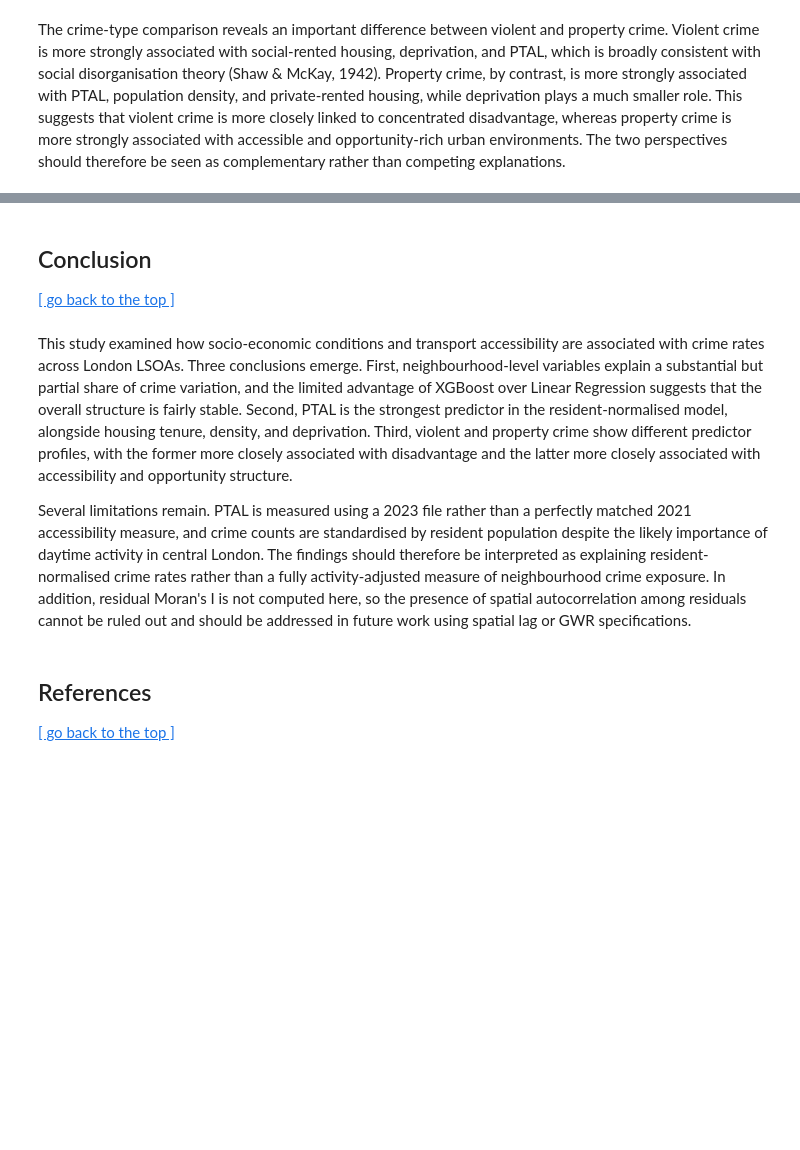
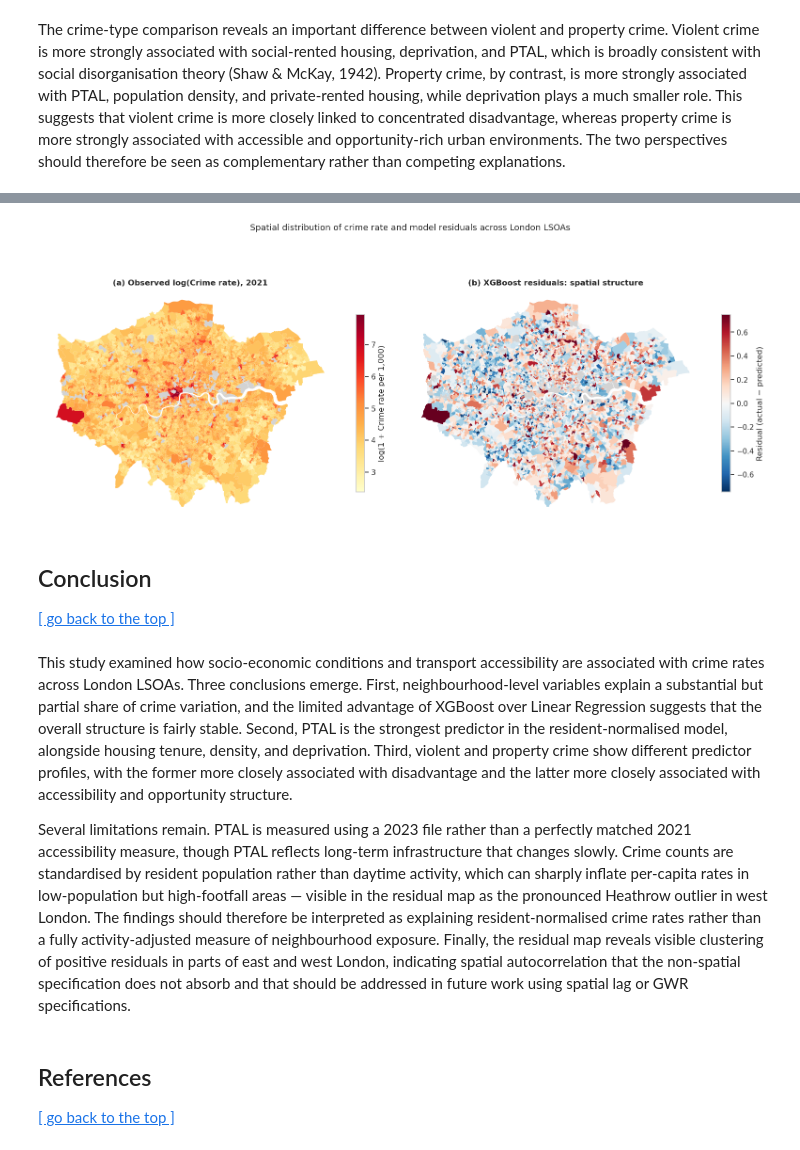
Before and after one commit to fangzhengz/CASA006, a Jupyter notebook: CASA006 assiment.ipynb, the cells around one changed output, grey strips where cells are left out. Cells and saved outputs as stored; diff of their text form; code cells hidden in the pictures; blank space fills up the shorter version.

```diff
--- a/CASA006 assiment.ipynb
+++ b/CASA006 assiment.ipynb
@@ -1548,3 +1564,67 @@ The crime-type comparison reveals an important difference between violent and pr
+# %%
+# ============================================================
+# CELL 29: Spatial Visualisation — Crime Rate & Model Residuals
+# ============================================================
+
+# --- 1. Load London LSOA 2011 boundaries from CSV (WKT geometry, BNG CRS) ---
+lsoa_df = pd.read_csv(data_url("london-2011-lsoa-gen20.csv"))
+lsoa_df['geometry'] = lsoa_df['geometry'].apply(wkt.loads)
+
+london_gdf = gpd.GeoDataFrame(
+    lsoa_df[['LSOA11CD', 'geometry']],
+    geometry='geometry',
+    crs='EPSG:27700'
+).rename(columns={'LSOA11CD': 'LSOA_Code'})
+
+# --- 2. Compute residuals on the full sample using the trained XGBoost ---
+X_all_scaled = model_scaler.transform(df_final[FEATURES_FINAL].values)
+y_pred_all   = best_xgb.predict(X_all_scaled)
+
+df_map = df_final.copy()
+df_map['LSOA_Code'] = df.loc[df_final.index, 'LSOA_Code'].values
+df_map['residual']  = df_map['log_total_rate_2021'] - y_pred_all
+
+# --- 3. Merge boundaries with data ---
+map_gdf = london_gdf.merge(
+    df_map[['LSOA_Code', 'log_total_rate_2021', 'residual']],
+    on='LSOA_Code', how='left'
+)
+
+matched = map_gdf['residual'].notna().sum()
+
+# --- 4. Plot two-panel choropleth ---
+fig, axes = plt.subplots(1, 2, figsize=(16, 7))
+
+# Panel (a): Observed log crime rate
+map_gdf.plot(
+    column='log_total_rate_2021', ax=axes[0],
+    cmap='YlOrRd', legend=True, linewidth=0,
+    legend_kwds={'label': 'log(1 + Crime rate per 1,000)', 'shrink': 0.6},
+    missing_kwds={'color': 'lightgrey', 'label': 'No data'}
+)
+axes[0].set_title('(a) Observed log(Crime rate), 2021',
+                  fontsize=12, fontweight='bold')
+axes[0].set_axis_off()
+
+# Panel (b): XGBoost residuals (symmetric diverging scale)
+vmax = np.nanquantile(np.abs(map_gdf['residual']), 0.98)
+map_gdf.plot(
+    column='residual', ax=axes[1],
+    cmap='RdBu_r', vmin=-vmax, vmax=vmax,
+    legend=True, linewidth=0,
+    legend_kwds={'label': 'Residual (actual − predicted)', 'shrink': 0.6},
+    missing_kwds={'color': 'lightgrey', 'label': 'No data'}
+)
+axes[1].set_title('(b) XGBoost residuals: spatial structure',
+                  fontsize=12, fontweight='bold')
+axes[1].set_axis_off()
+
+plt.suptitle('Spatial distribution of crime rate and model residuals across London LSOAs',
+             fontsize=13, y=1.02)
+plt.tight_layout()
+plt.show()
+# %% [output]
+[figure, added]
 # %% [markdown]
 ## Conclusion
 
@@ -1552,7 +1632,7 @@ The crime-type comparison reveals an important difference between violent and pr
 # %% [markdown]
 This study examined how socio-economic conditions and transport accessibility are associated with crime rates across London LSOAs. Three conclusions emerge. First, neighbourhood-level variables explain a substantial but partial share of crime variation, and the limited advantage of XGBoost over Linear Regression suggests that the overall structure is fairly stable. Second, PTAL is the strongest predictor in the resident-normalised model, alongside housing tenure, density, and deprivation. Third, violent and property crime show different predictor profiles, with the former more closely associated with disadvantage and the latter more closely associated with accessibility and opportunity structure.
 
-Several limitations remain. PTAL is measured using a 2023 file rather than a perfectly matched 2021 accessibility measure, and crime counts are standardised by resident population despite the likely importance of daytime activity in central London. The findings should therefore be interpreted as explaining resident-normalised crime rates rather than a fully activity-adjusted measure of neighbourhood crime exposure. In addition, residual Moran's I is not computed here, so the presence of spatial autocorrelation among residuals cannot be ruled out and should be addressed in future work using spatial lag or GWR specifications.
+Several limitations remain. PTAL is measured using a 2023 file rather than a perfectly matched 2021 accessibility measure, though PTAL reflects long-term infrastructure that changes slowly. Crime counts are standardised by resident population rather than daytime activity, which can sharply inflate per-capita rates in low-population but high-footfall areas — visible in the residual map as the pronounced Heathrow outlier in west London. The findings should therefore be interpreted as explaining resident-normalised crime rates rather than a fully activity-adjusted measure of neighbourhood exposure. Finally, the residual map reveals visible clustering of positive residuals in parts of east and west London, indicating spatial autocorrelation that the non-spatial specification does not absorb and that should be addressed in future work using spatial lag or GWR specifications.
 # %% [markdown]
 ## References
 
```
Also changed, not shown: parts of 4 cells of this notebook.
